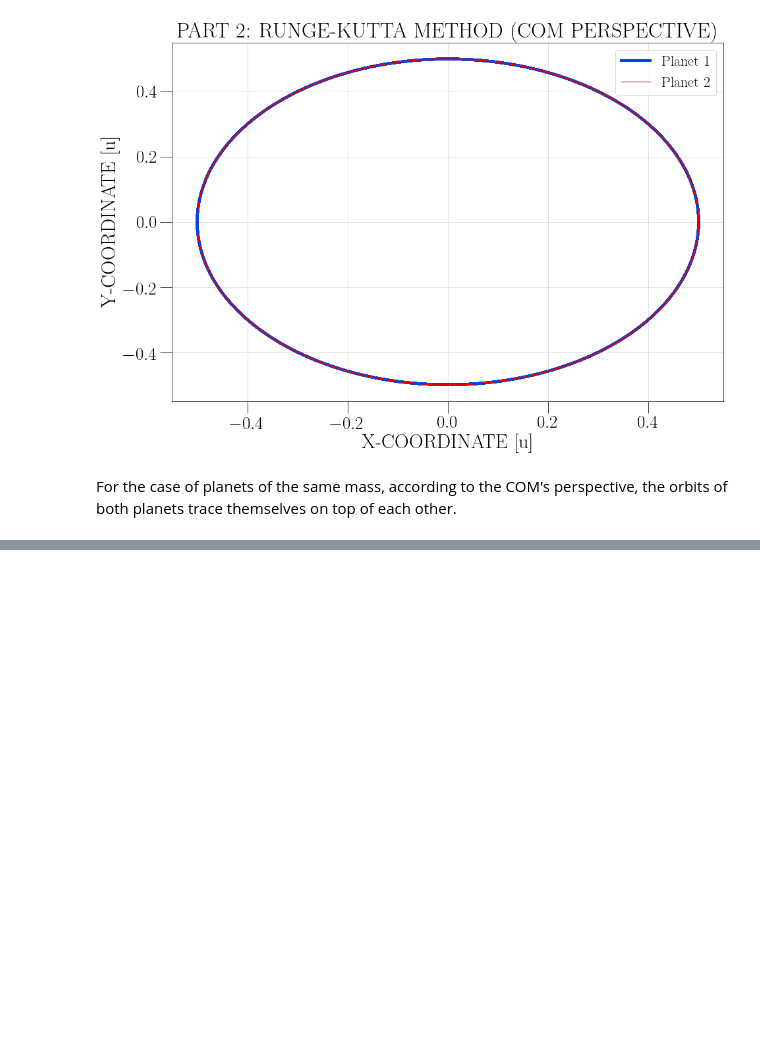
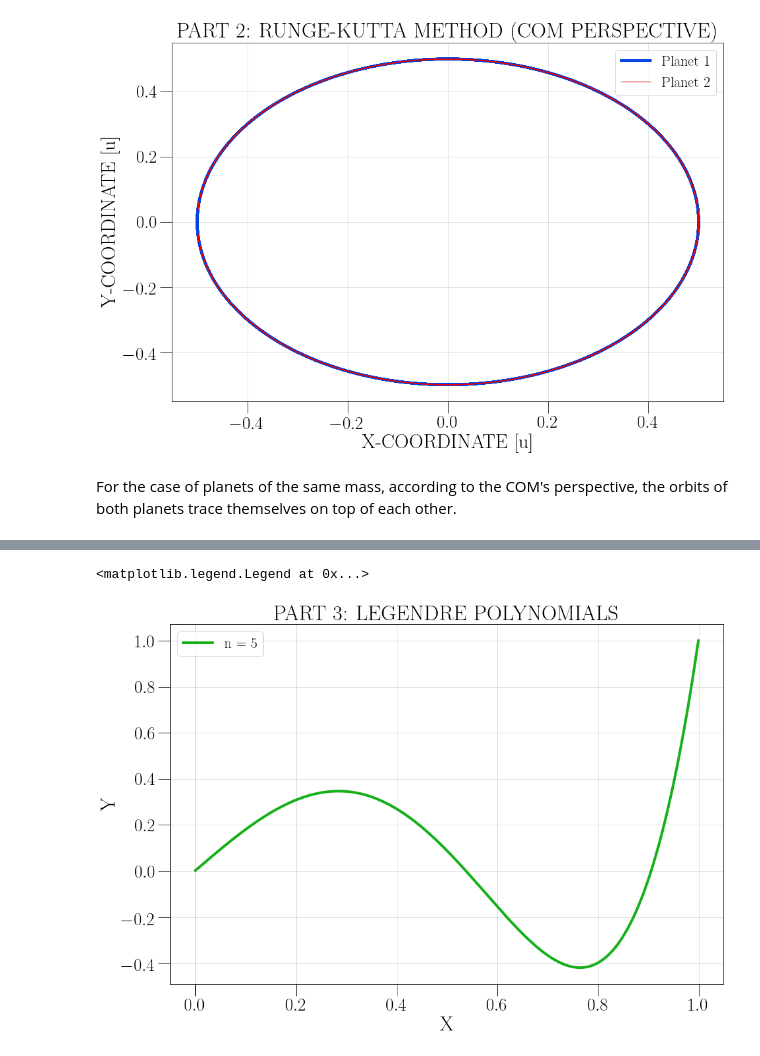
Before and after one commit to zhuzh1983/computational-physics-class-404-604-Spring-2023, a Jupyter notebook: Lect7-HW-Arturo.ipynb, the cells around one changed output, grey strips where cells are left out. Cells and saved outputs as stored; diff of their text form; code cells hidden in the pictures; blank space fills up the shorter version.

```diff
--- a/Lect7-HW-Arturo.ipynb
+++ b/Lect7-HW-Arturo.ipynb
@@ -356,0 +383,23 @@ For the case of planets of the same mass, according to the COM's perspective, th
+# %%
+def f(t, y):
+    f=np.zeros(2)
+    # Derivatives of positions
+    f[0] = y[1]
+
+    # Derivatives of velocities
+    n = 5
+    f[1] = (2*t*y[1] - n*(n + 1)*y[0])/(1 - t**2)
+
+    return f
+
+def rk4(t, h, y, n):
+    k1 = np.zeros(n)
+    k2 = np.zeros(n)
+    k3 = np.zeros(n)
+    k4 = np.zeros(n)
+    k1=h*f(t,y)
+    k2=h*f(t+0.5*h,y+0.5*k1)
+    k3=h*f(t+0.5*h,y+0.5*k2)
+    k4=h*f(t+h,y+k3)
+    y+=(k1+2.*(k2+k3)+k4)/6.
+    return y
@@ -356,0 +472,14 @@ For the case of planets of the same mass, according to the COM's perspective, th
+# %%
+fig2 = plt.figure(figsize = (15,10))
+ax = fig2.add_subplot(1,1,1)
+
+ax.grid(b=True, which='both')
+ax.set_xlabel(r'X')
+ax.set_ylabel(r'Y')
+ax.set_title(r'PART 3: LEGENDRE POLYNOMIALS')
+
+ax.plot(xa,yp,color="xkcd:green",linestyle='-',linewidth=4,alpha=1.0,label="n = 5")
+ax.legend(loc='upper left')
+# %% [output]
+<matplotlib.legend.Legend at 0x...>
+[figure, added]
```
Also changed, not shown: parts of 5 cells of this notebook.
